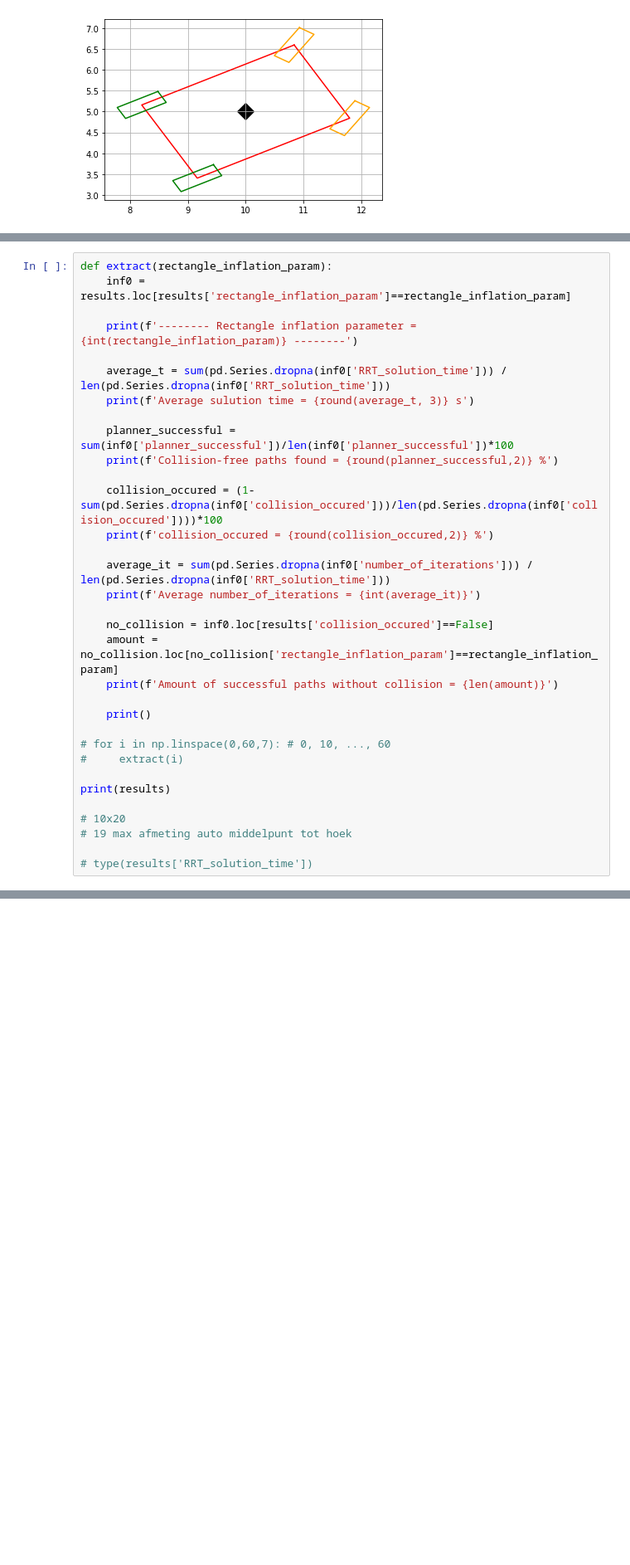
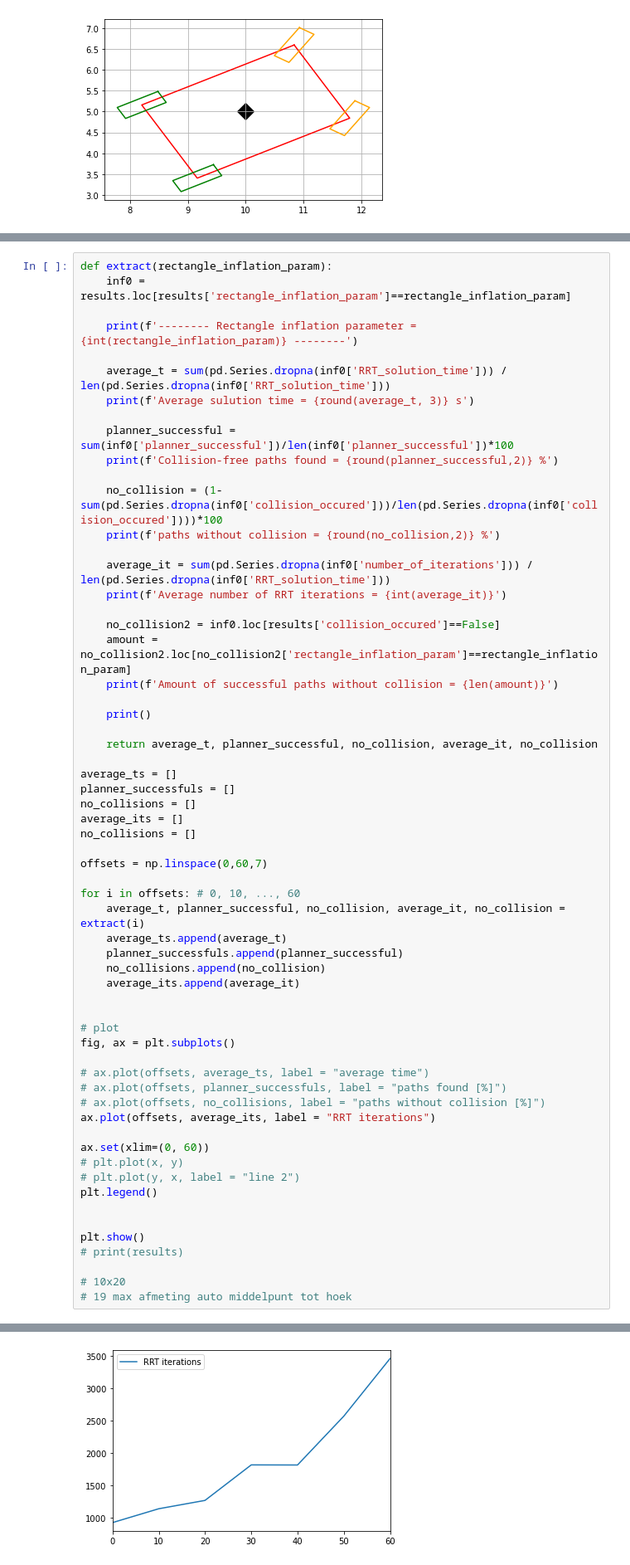
Before and after one commit to Alxkory/PMD_Project_group2, a Jupyter notebook: Testing notebook.ipynb, the cells around one changed output, grey strips where cells are left out. Shown at 83% size. Cells and saved outputs as stored; diff of their text form; blank space fills up the shorter version.

```diff
--- a/Testing notebook.ipynb
+++ b/Testing notebook.ipynb
@@ -231,25 +231,53 @@ def extract(rectangle_inflation_param):
     planner_successful = sum(inf0['planner_successful'])/len(inf0['planner_successful'])*100
     print(f'Collision-free paths found = {round(planner_successful,2)} %')
 
-    collision_occured = (1-sum(pd.Series.dropna(inf0['collision_occured']))/len(pd.Series.dropna(inf0['collision_occured'])))*100
-    print(f'collision_occured = {round(collision_occured,2)} %')
+    no_collision = (1-sum(pd.Series.dropna(inf0['collision_occured']))/len(pd.Series.dropna(inf0['collision_occured'])))*100
+    print(f'paths without collision = {round(no_collision,2)} %')
 
     average_it = sum(pd.Series.dropna(inf0['number_of_iterations'])) / len(pd.Series.dropna(inf0['RRT_solution_time']))
-    print(f'Average number_of_iterations = {int(average_it)}')
+    print(f'Average number of RRT iterations = {int(average_it)}')
 
-    no_collision = inf0.loc[results['collision_occured']==False]
-    amount = no_collision.loc[no_collision['rectangle_inflation_param']==rectangle_inflation_param]
+    no_collision2 = inf0.loc[results['collision_occured']==False]
+    amount = no_collision2.loc[no_collision2['rectangle_inflation_param']==rectangle_inflation_param]
     print(f'Amount of successful paths without collision = {len(amount)}')
 
     print()
 
-# for i in np.linspace(0,60,7): # 0, 10, ..., 60
-#     extract(i)
+    return average_t, planner_successful, no_collision, average_it, no_collision
 
-print(results)
+average_ts = []
+planner_successfuls = []
+no_collisions = []
+average_its = []
+no_collisions = []
+
+offsets = np.linspace(0,60,7)
+
+for i in offsets: # 0, 10, ..., 60
+    average_t, planner_successful, no_collision, average_it, no_collision = extract(i)
+    average_ts.append(average_t)
+    planner_successfuls.append(planner_successful)
+    no_collisions.append(no_collision)
+    average_its.append(average_it)
+
+
+# plot
+fig, ax = plt.subplots()
+
+# ax.plot(offsets, average_ts, label = "average time")
+# ax.plot(offsets, planner_successfuls, label = "paths found [%]")
+# ax.plot(offsets, no_collisions, label = "paths without collision [%]")
+ax.plot(offsets, average_its, label = "RRT iterations")
+
+ax.set(xlim=(0, 60))
+# plt.plot(x, y)
+# plt.plot(y, x, label = "line 2")
+plt.legend()
+
+
+plt.show()
+# print(results)
 
 # 10x20
 # 19 max afmeting auto middelpunt tot hoek
-
-# type(results['RRT_solution_time'])
 # %% [output]
@@ -272,0 +301 @@ print(results)
+[figure, added]
```
Also changed, not shown: parts of 2 cells of this notebook.
